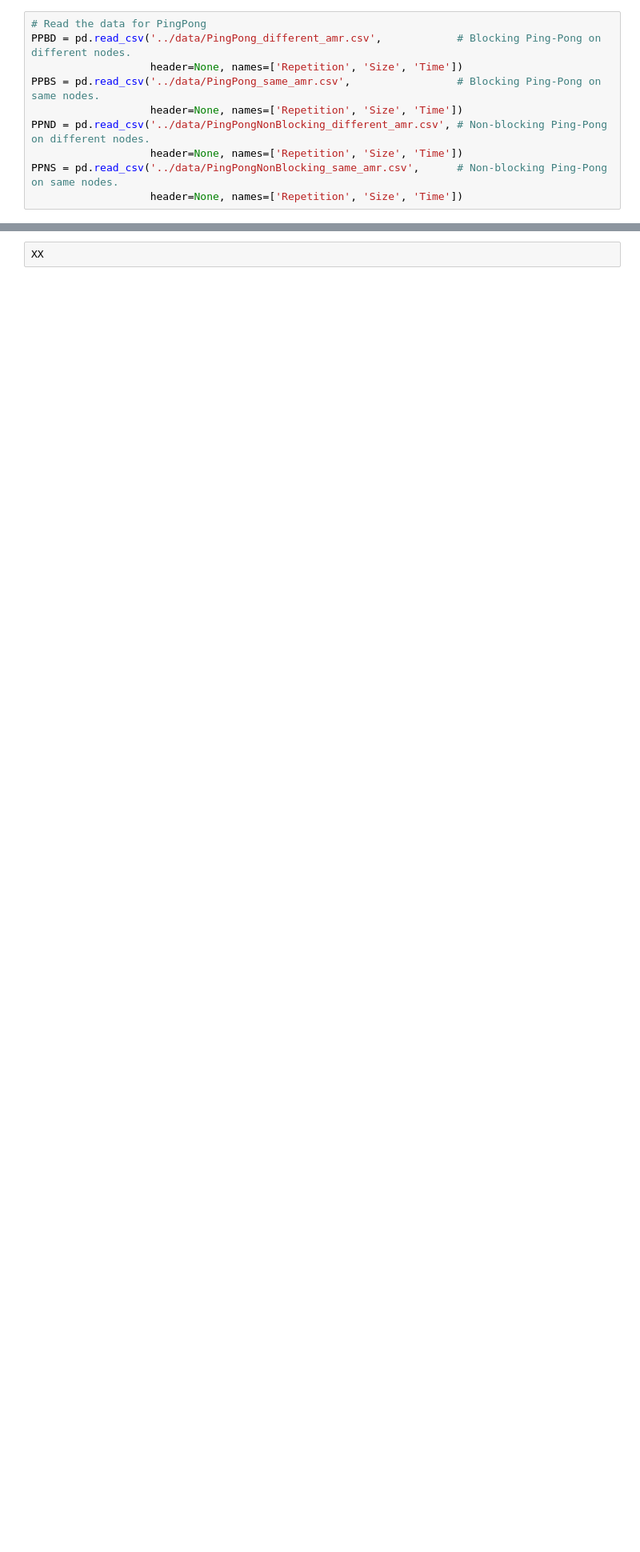
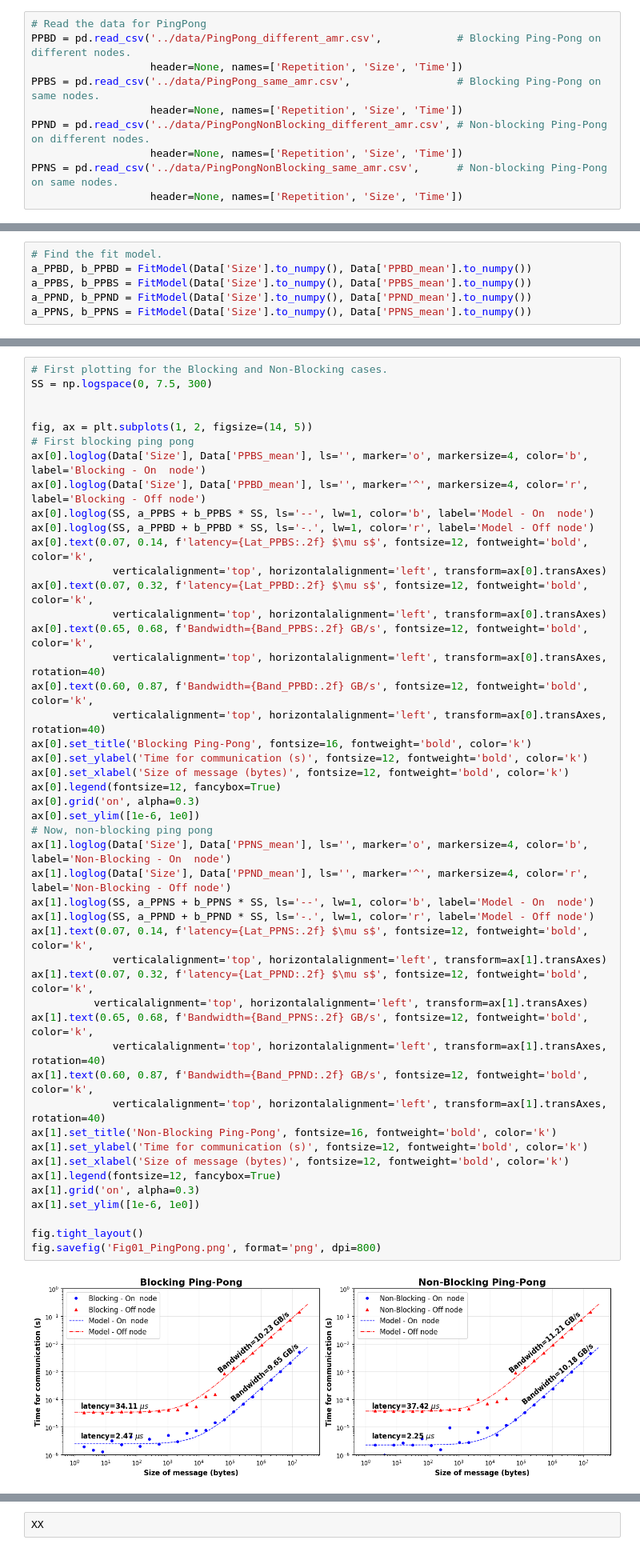
Before and after one commit to cmse822/project-3-mpi-p2p-team-2, a Jupyter notebook: Analysis/Analysis.ipynb, the cells around one changed output, grey strips where cells are left out. Shown: that part at 80% size. Saved outputs shown, nothing was run; the diff lists cells and outputs as text; blank space fills up the shorter version.

```diff
--- a/Analysis/Analysis.ipynb
+++ b/Analysis/Analysis.ipynb
@@ -86,0 +89,6 @@ plt.legend()
+# %%
+# Find the fit model.
+a_PPBD, b_PPBD = FitModel(Data['Size'].to_numpy(), Data['PPBD_mean'].to_numpy())
+a_PPBS, b_PPBS = FitModel(Data['Size'].to_numpy(), Data['PPBS_mean'].to_numpy())
+a_PPND, b_PPND = FitModel(Data['Size'].to_numpy(), Data['PPND_mean'].to_numpy())
+a_PPNS, b_PPNS = FitModel(Data['Size'].to_numpy(), Data['PPNS_mean'].to_numpy())
@@ -86,0 +131,49 @@ plt.legend()
+# %%
+# First plotting for the Blocking and Non-Blocking cases.
+SS = np.logspace(0, 7.5, 300)
+
+
+fig, ax = plt.subplots(1, 2, figsize=(14, 5))
+# First blocking ping pong
+ax[0].loglog(Data['Size'], Data['PPBS_mean'], ls='', marker='o', markersize=4, color='b', label='Blocking - On  node')
+ax[0].loglog(Data['Size'], Data['PPBD_mean'], ls='', marker='^', markersize=4, color='r', label='Blocking - Off node')
+ax[0].loglog(SS, a_PPBS + b_PPBS * SS, ls='--', lw=1, color='b', label='Model - On  node')
+ax[0].loglog(SS, a_PPBD + b_PPBD * SS, ls='-.', lw=1, color='r', label='Model - Off node')
+ax[0].text(0.07, 0.14, f'latency={Lat_PPBS:.2f} $\mu s$', fontsize=12, fontweight='bold', color='k',
+             verticalalignment='top', horizontalalignment='left', transform=ax[0].transAxes)
+ax[0].text(0.07, 0.32, f'latency={Lat_PPBD:.2f} $\mu s$', fontsize=12, fontweight='bold', color='k',
+             verticalalignment='top', horizontalalignment='left', transform=ax[0].transAxes)
+ax[0].text(0.65, 0.68, f'Bandwidth={Band_PPBS:.2f} GB/s', fontsize=12, fontweight='bold', color='k',
+             verticalalignment='top', horizontalalignment='left', transform=ax[0].transAxes, rotation=40)
+ax[0].text(0.60, 0.87, f'Bandwidth={Band_PPBD:.2f} GB/s', fontsize=12, fontweight='bold', color='k',
+             verticalalignment='top', horizontalalignment='left', transform=ax[0].transAxes, rotation=40)
+ax[0].set_title('Blocking Ping-Pong', fontsize=16, fontweight='bold', color='k')
+ax[0].set_ylabel('Time for communication (s)', fontsize=12, fontweight='bold', color='k')
+ax[0].set_xlabel('Size of message (bytes)', fontsize=12, fontweight='bold', color='k')
+ax[0].legend(fontsize=12, fancybox=True)
+ax[0].grid('on', alpha=0.3)
+ax[0].set_ylim([1e-6, 1e0])
+# Now, non-blocking ping pong
+ax[1].loglog(Data['Size'], Data['PPNS_mean'], ls='', marker='o', markersize=4, color='b', label='Non-Blocking - On  node')
+ax[1].loglog(Data['Size'], Data['PPND_mean'], ls='', marker='^', markersize=4, color='r', label='Non-Blocking - Off node')
+ax[1].loglog(SS, a_PPNS + b_PPNS * SS, ls='--', lw=1, color='b', label='Model - On  node')
+ax[1].loglog(SS, a_PPND + b_PPND * SS, ls='-.', lw=1, color='r', label='Model - Off node')
+ax[1].text(0.07, 0.14, f'latency={Lat_PPNS:.2f} $\mu s$', fontsize=12, fontweight='bold', color='k',
+             verticalalignment='top', horizontalalignment='left', transform=ax[1].transAxes)
+ax[1].text(0.07, 0.32, f'latency={Lat_PPND:.2f} $\mu s$', fontsize=12, fontweight='bold', color='k',
+          verticalalignment='top', horizontalalignment='left', transform=ax[1].transAxes)
+ax[1].text(0.65, 0.68, f'Bandwidth={Band_PPNS:.2f} GB/s', fontsize=12, fontweight='bold', color='k',
+             verticalalignment='top', horizontalalignment='left', transform=ax[1].transAxes, rotation=40)
+ax[1].text(0.60, 0.87, f'Bandwidth={Band_PPND:.2f} GB/s', fontsize=12, fontweight='bold', color='k',
+             verticalalignment='top', horizontalalignment='left', transform=ax[1].transAxes, rotation=40)
+ax[1].set_title('Non-Blocking Ping-Pong', fontsize=16, fontweight='bold', color='k')
+ax[1].set_ylabel('Time for communication (s)', fontsize=12, fontweight='bold', color='k')
+ax[1].set_xlabel('Size of message (bytes)', fontsize=12, fontweight='bold', color='k')
+ax[1].legend(fontsize=12, fancybox=True)
+ax[1].grid('on', alpha=0.3)
+ax[1].set_ylim([1e-6, 1e0])
+
+fig.tight_layout()
+fig.savefig('Fig01_PingPong.png', format='png', dpi=800)
+# %% [output]
+[figure, added]
```
Also changed, not shown: parts of 7 cells of this notebook, 6 other files.
